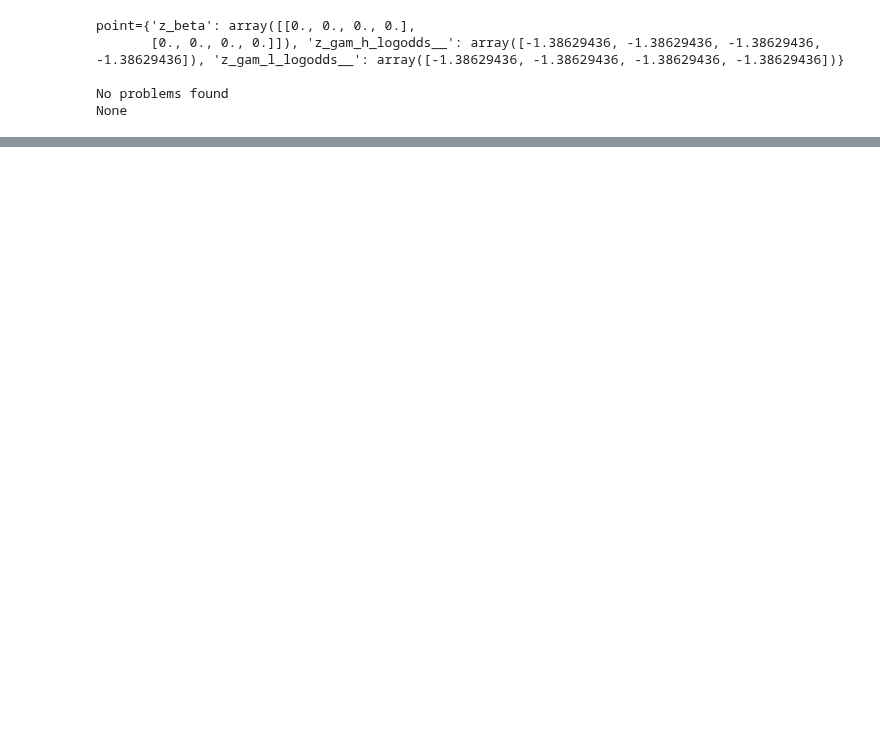
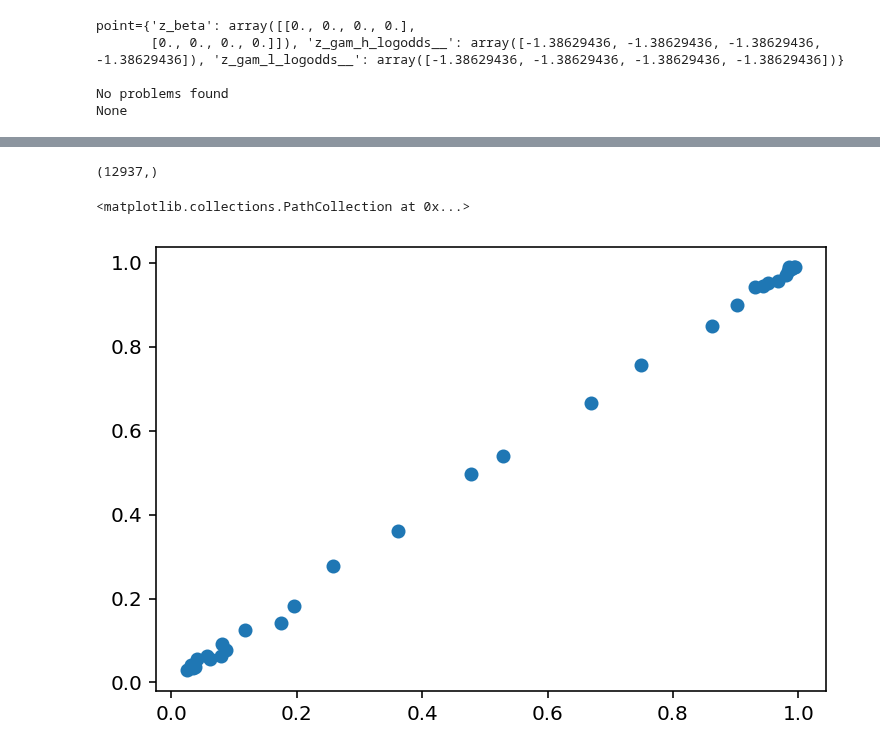
Before and after one commit to vmschroe/monkey-psychophysics, a Jupyter notebook: Model_A/Model_A.ipynb, the cells around one changed output, grey strips where cells are left out. Saved outputs shown, nothing was run; the diff lists cells and outputs as text; code cells hidden in the pictures; blank space fills up the shorter version.

```diff
--- a/Model_A/Model_A.ipynb
+++ b/Model_A/Model_A.ipynb
@@ -114,0 +252,18 @@ We recommend running at least 4 chains for robust computation of convergence dia
+# %%
+np.mean(np.array(trace.posterior_predictive['resp']), axis= (0,1))
+# %% [output]
+(12937,)
+# %%
+df = pd.DataFrame({
+    "true_response": np.array(trace.observed_data['resp']),
+    "pred_response_prob": np.mean(np.array(trace.posterior_predictive['resp']), axis= (0,1)),
+    "stim": cov_mat[:,1],
+    "group": grp_idx})
+# %%
+true_props = df.groupby(["stim", "group"])["true_response"].mean().reset_index()
+pred_props = df.groupby(["stim", "group"])["pred_response_prob"].mean().reset_index()
+# %%
+plt.scatter(true_props['true_response'], pred_props["pred_response_prob"])
+# %% [output]
+<matplotlib.collections.PathCollection at 0x...>
+[figure, added]
```
Also changed, not shown: parts of 31 cells of this notebook, 11 other files.
